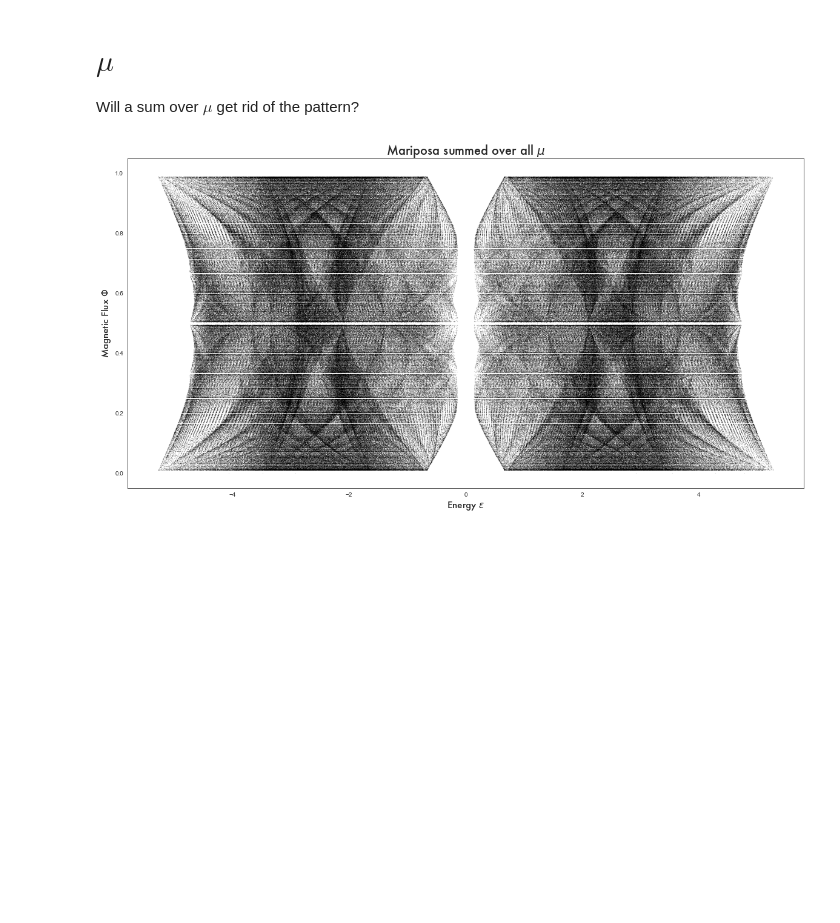
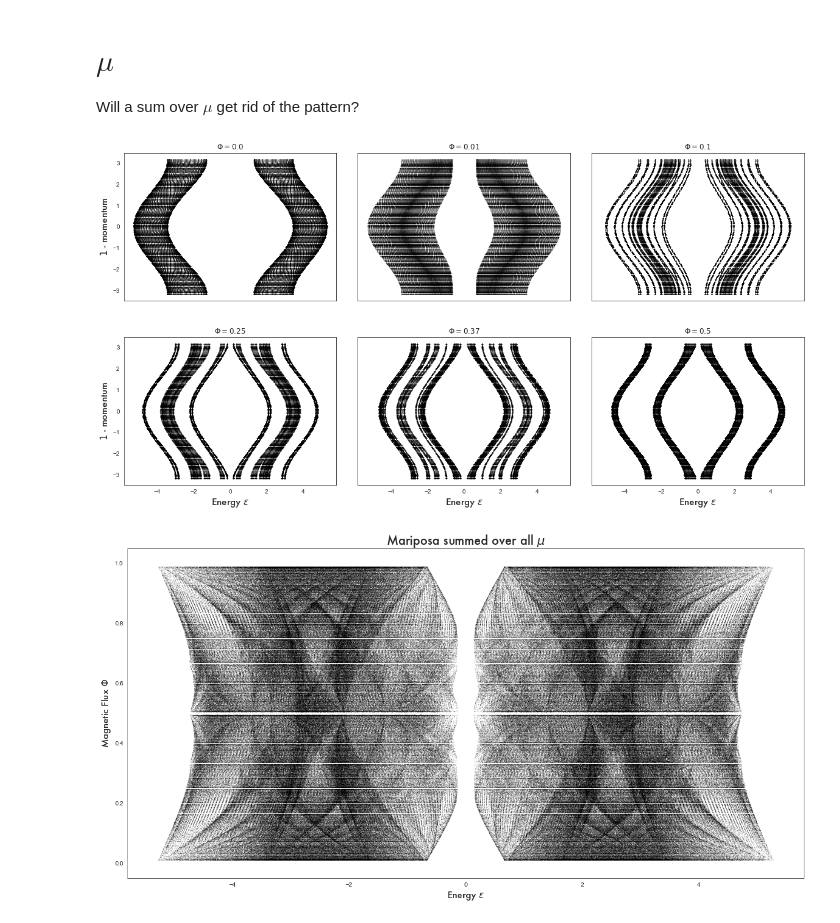
Before and after one commit to leogoutte/SOTI_Butterfly, a Jupyter notebook: SOTI_hofbut.ipynb, the cells around one changed output. Cells and saved outputs as stored; diff of their text form; code cells hidden in the pictures; blank space fills up the shorter version.

```diff
--- a/SOTI_hofbut.ipynb
+++ b/SOTI_hofbut.ipynb
@@ -188 +31,5 @@ def sum_over_k(dimless_param, thin_size = 1e6, resolution = 100, unit_cell_scali
+# %%
+st.spectrum_plots(dimless_param=1, nu=0, zu=0)
+# %% [output]
+[figure, added]
 # %%
```
Also changed, not shown: parts of 25 cells of this notebook, 3 other files.
